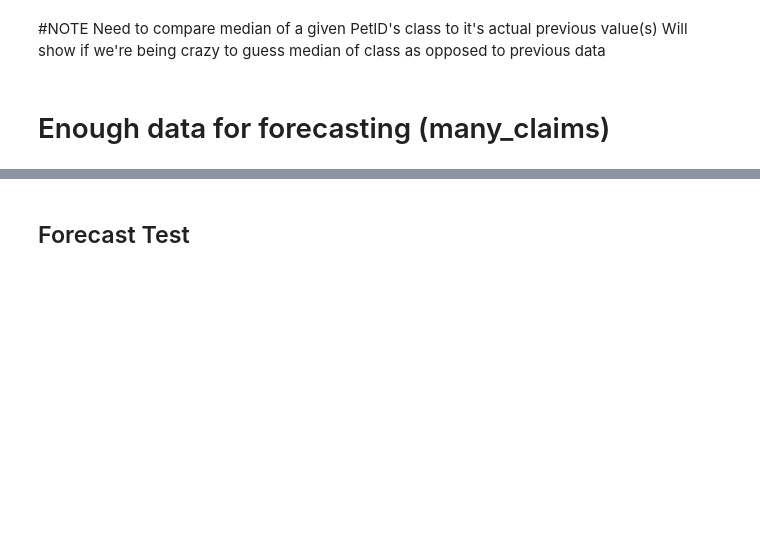
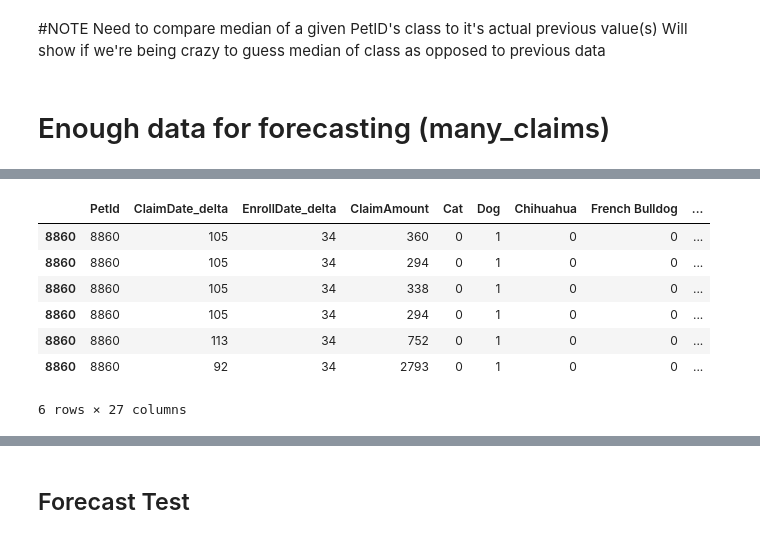
Before and after one commit to ConnorSprague/insurance-claim-forecast, a Jupyter notebook: Exploration_and_TimeSeries.ipynb, the cells around one changed output, grey strips where cells are left out. Saved outputs shown, nothing was run; the diff lists cells and outputs as text; code cells hidden in the pictures; blank space fills up the shorter version.

```diff
--- a/Exploration_and_TimeSeries.ipynb
+++ b/Exploration_and_TimeSeries.ipynb
@@ -336,0 +318,11 @@ array([374.06044288, 374.03061447, 366.21557074, ..., 377.37139652,
+# %%
+clean_df
+# %% [output]
+|  | PetId | ClaimDate_delta | EnrollDate_delta | ClaimAmount | Cat | Dog | Chihuahua | French Bulldog | ... |
+| 8860 | 8860 | 105 | 34 | 360 | 0 | 1 | 0 | 0 | ... |
+| 8860 | 8860 | 105 | 34 | 294 | 0 | 1 | 0 | 0 | ... |
+| 8860 | 8860 | 105 | 34 | 338 | 0 | 1 | 0 | 0 | ... |
+| 8860 | 8860 | 105 | 34 | 294 | 0 | 1 | 0 | 0 | ... |
+| 8860 | 8860 | 113 | 34 | 752 | 0 | 1 | 0 | 0 | ... |
+| 8860 | 8860 | 92 | 34 | 2793 | 0 | 1 | 0 | 0 | ... |
+6 rows × 27 columns
```
Also changed, not shown: parts of 18 cells of this notebook, 2 other files.
